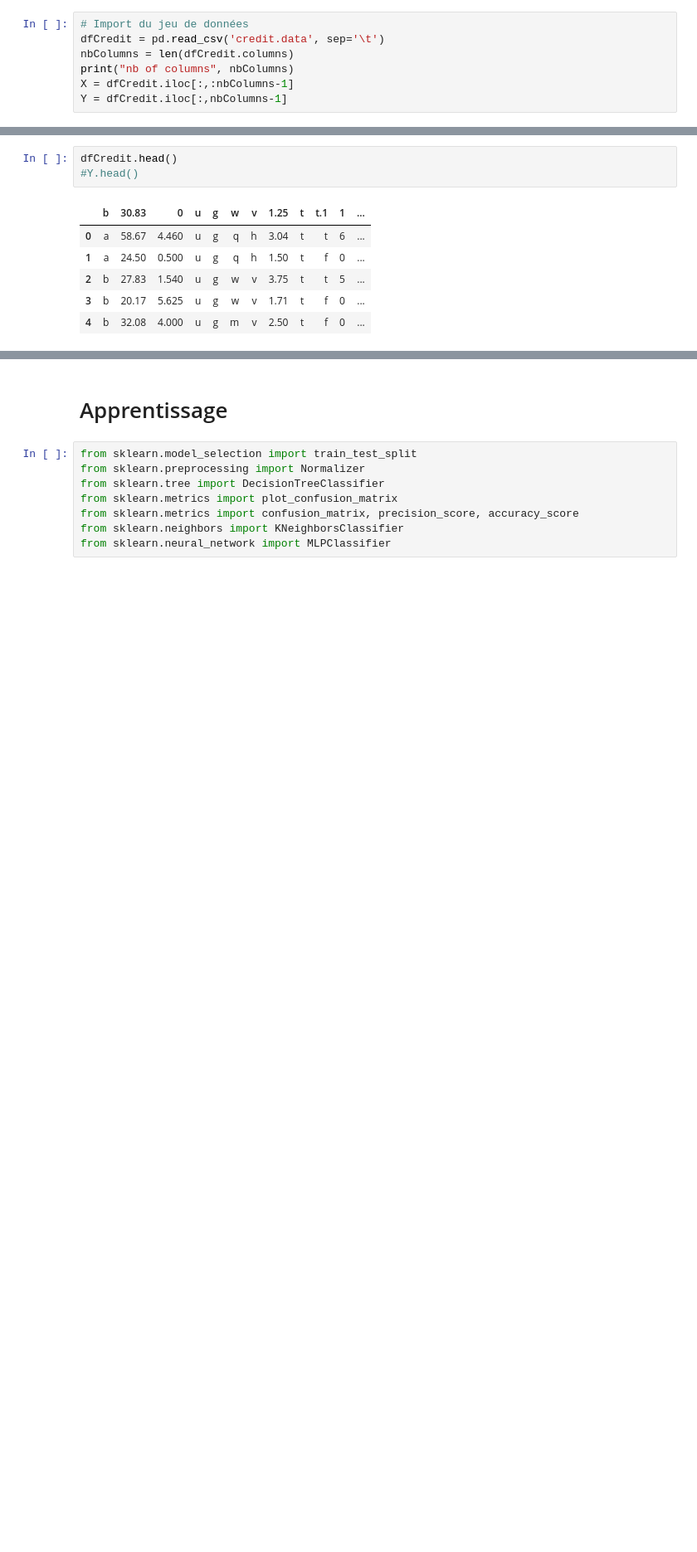
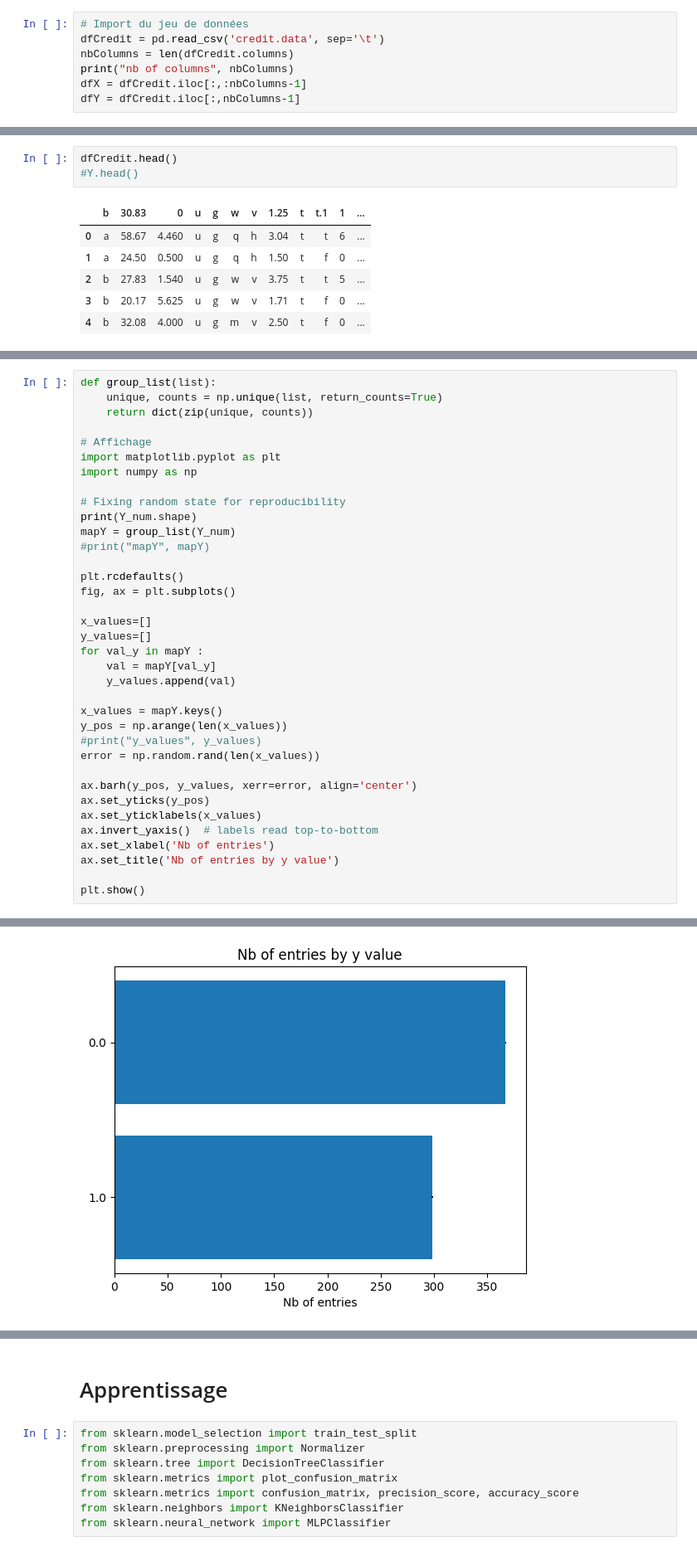
Before and after one commit to Affadine/credit_scoring, a Jupyter notebook: TP-SA-HAMAT_GLASS-Partie2.ipynb, the cells around one changed output, grey strips where cells are left out. Shown at 83% size. Drawn from its saved outputs; the diff is of its cells as text; blank space fills up the shorter version.

```diff
--- a/TP-SA-HAMAT_GLASS-Partie2.ipynb
+++ b/TP-SA-HAMAT_GLASS-Partie2.ipynb
@@ -11,8 +13,8 @@ warnings.filterwarnings('ignore')
 dfCredit = pd.read_csv('credit.data', sep='\t')
 nbColumns = len(dfCredit.columns)
 print("nb of columns", nbColumns)
-X = dfCredit.iloc[:,:nbColumns-1]
-Y = dfCredit.iloc[:,nbColumns-1]
+dfX = dfCredit.iloc[:,:nbColumns-1]
+dfY = dfCredit.iloc[:,nbColumns-1]
 # %% [output]
 nb of columns 16
 # %%
@@ -131,0 +152,37 @@ after NaN remove arrayX_num (665, 6) arrayY_num (665,)
+# %%
+def group_list(list):
+    unique, counts = np.unique(list, return_counts=True)
+    return dict(zip(unique, counts))
+
+# Affichage
+import matplotlib.pyplot as plt
+import numpy as np
+
+# Fixing random state for reproducibility
+print(Y_num.shape)
+mapY = group_list(Y_num)
+#print("mapY", mapY)
+
+plt.rcdefaults()
+fig, ax = plt.subplots()
+
+x_values=[]
+y_values=[]
+for val_y in mapY :
+    val = mapY[val_y]
+    y_values.append(val)
+
+x_values = mapY.keys()
+y_pos = np.arange(len(x_values))
+#print("y_values", y_values)
+error = np.random.rand(len(x_values))
+
+ax.barh(y_pos, y_values, xerr=error, align='center')
+ax.set_yticks(y_pos)
+ax.set_yticklabels(x_values)
+ax.invert_yaxis()  # labels read top-to-bottom
+ax.set_xlabel('Nb of entries')
+ax.set_title('Nb of entries by y value')
+
+plt.show()
+# %% [output]
@@ -132,3 +190,4 @@ after NaN remove arrayX_num (665, 6) arrayY_num (665,)
+[figure, added]
 # %%
 # Normalisation
 
```
Also changed, not shown: parts of 15 cells of this notebook.
